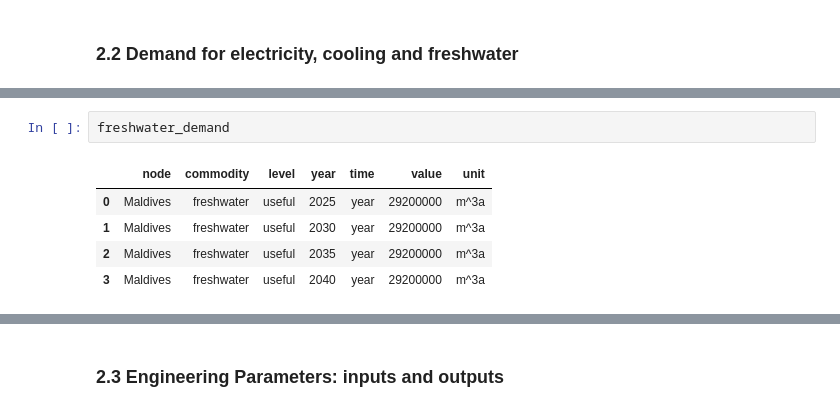
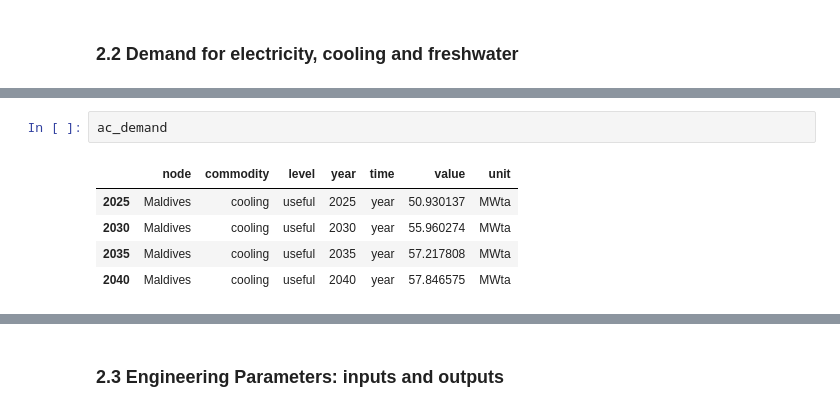
Before and after one commit to natiweber/Maldives, a Jupyter notebook: Maldives 2040.ipynb, the cells around one changed output, grey strips where cells are left out. Cells and saved outputs as stored; diff of their text form.

```diff
--- a/Maldives 2040.ipynb
+++ b/Maldives 2040.ipynb
@@ -124,11 +124,11 @@ scenario.add_par("demand", freshwater_demand)
 INFO:root:unit `MWta` is already defined in the platform instance
 INFO:root:unit `MWa` is already defined in the platform instance
 INFO:root:unit `m^3a` is already defined in the platform instance
-# %%
-freshwater_demand
-# %% [output]
-|  | node | commodity | level | year | time | value | unit |
-| 0 | Maldives | freshwater | useful | 2025 | year | 29200000 | m^3a |
-| 1 | Maldives | freshwater | useful | 2030 | year | 29200000 | m^3a |
-| 2 | Maldives | freshwater | useful | 2035 | year | 29200000 | m^3a |
-| 3 | Maldives | freshwater | useful | 2040 | year | 29200000 | m^3a |
+# %%
+ac_demand
+# %% [output]
+|  | node | commodity | level | year | time | value | unit |
+| 2025 | Maldives | cooling | useful | 2025 | year | 50.930137 | MWta |
+| 2030 | Maldives | cooling | useful | 2030 | year | 55.960274 | MWta |
+| 2035 | Maldives | cooling | useful | 2035 | year | 57.217808 | MWta |
+| 2040 | Maldives | cooling | useful | 2040 | year | 57.846575 | MWta |
```
Also changed, not shown: parts of 18 cells of this notebook.
